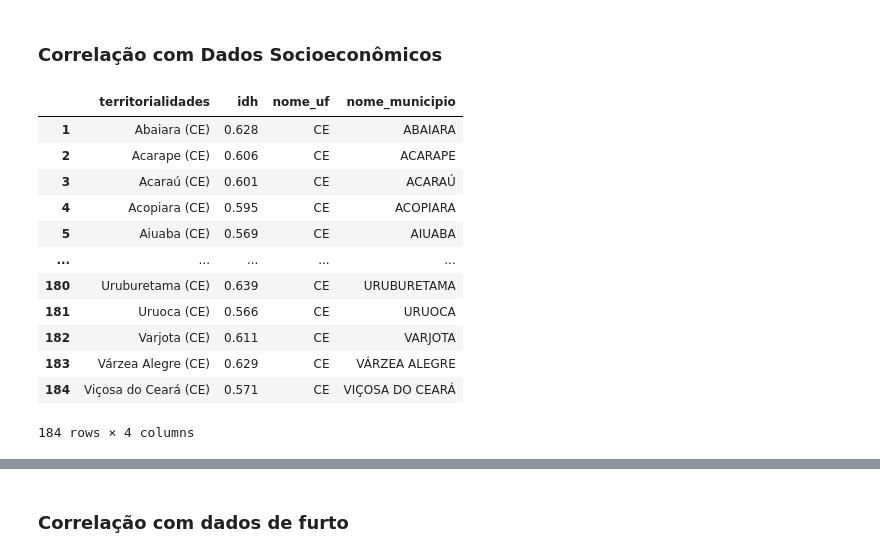
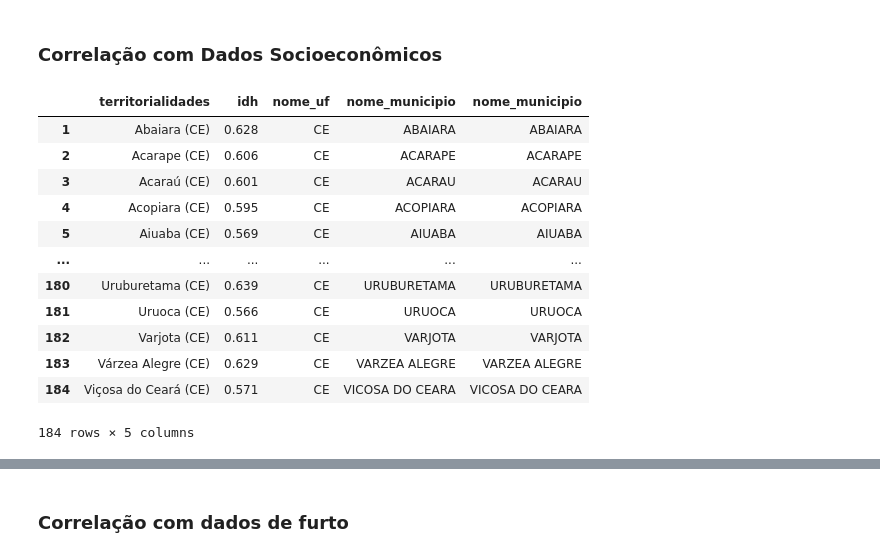
Before and after one commit to JoaoLucas23/BDG, a Jupyter notebook: tratamento_de_dados.ipynb, the cells around one changed output, grey strips where cells are left out. Saved outputs shown, nothing was run; the diff lists cells and outputs as text; code cells hidden in the pictures.

Commit message:
Change tratamento_de_dados file

```diff
--- a/tratamento_de_dados.ipynb
+++ b/tratamento_de_dados.ipynb
@@ -61,7 +73,7 @@ df_dicionario.head(5)
 # %%
 # Leitura dos dados de IDH 2010
 
-df_idh = pd.read_csv('./dados/idh.csv',header=0, sep=';')
+df_idh = pd.read_csv('https://raw.githubusercontent.com/JoaoLucas23/BDG/refs/heads/main/dados/idh.csv',header=0, sep=';')
 df_idh.info()
 df_idh.head(5)
 # %% [output]
@@ -1642,29 +1667,30 @@ df_candidato_jose = df_ceara[df_ceara['nome_candidato'].isin(candidato_jose)]
 # %%
 # Agregar o total de votos por município e por candidato
 df_aggregated_candidato_andre = (
     df_candidato_andre.groupby(['nome_municipio', 'nome_candidato'], as_index=False)
     .agg({'total_votos': 'sum'})
 )
 
 df_aggregated_candidato_jose = (
     df_candidato_jose.groupby(['nome_municipio', 'nome_candidato'], as_index=False)
     .agg({'total_votos': 'sum'})
 )
 
+
 df_idh_new = df_idh.copy()
-df_idh_new['nome_municipio'] = df_idh['nome_municipio'].str.upper()
+df_idh_new['nome_municipio'] = df_idh_new['nome_municipio'].astype(str).apply(normalize_names)
 df_idh_new[df_idh['nome_uf'] == 'CE']
 # %% [output]
-|  | territorialidades | idh | nome_uf | nome_municipio |
-| 1 | Abaiara (CE) | 0.628 | CE | ABAIARA |
-| 2 | Acarape (CE) | 0.606 | CE | ACARAPE |
-| 3 | Acaraú (CE) | 0.601 | CE | ACARAÚ |
-| 4 | Acopiara (CE) | 0.595 | CE | ACOPIARA |
-| 5 | Aiuaba (CE) | 0.569 | CE | AIUABA |
-| ... | ... | ... | ... | ... |
-| 180 | Uruburetama (CE) | 0.639 | CE | URUBURETAMA |
-| 181 | Uruoca (CE) | 0.566 | CE | URUOCA |
-| 182 | Varjota (CE) | 0.611 | CE | VARJOTA |
-| 183 | Várzea Alegre (CE) | 0.629 | CE | VÁRZEA ALEGRE |
-| 184 | Viçosa do Ceará (CE) | 0.571 | CE | VIÇOSA DO CEARÁ |
+|  | territorialidades | idh | nome_uf | nome_municipio | nome_municipio |
+| 1 | Abaiara (CE) | 0.628 | CE | ABAIARA | ABAIARA |
+| 2 | Acarape (CE) | 0.606 | CE | ACARAPE | ACARAPE |
+| 3 | Acaraú (CE) | 0.601 | CE | ACARAU | ACARAU |
+| 4 | Acopiara (CE) | 0.595 | CE | ACOPIARA | ACOPIARA |
+| 5 | Aiuaba (CE) | 0.569 | CE | AIUABA | AIUABA |
+| ... | ... | ... | ... | ... | ... |
+| 180 | Uruburetama (CE) | 0.639 | CE | URUBURETAMA | URUBURETAMA |
+| 181 | Uruoca (CE) | 0.566 | CE | URUOCA | URUOCA |
+| 182 | Varjota (CE) | 0.611 | CE | VARJOTA | VARJOTA |
+| 183 | Várzea Alegre (CE) | 0.629 | CE | VARZEA ALEGRE | VARZEA ALEGRE |
+| 184 | Viçosa do Ceará (CE) | 0.571 | CE | VICOSA DO CEARA | VICOSA DO CEARA |
-184 rows × 4 columns
+184 rows × 5 columns
```
Also changed, not shown: parts of 68 cells of this notebook.
